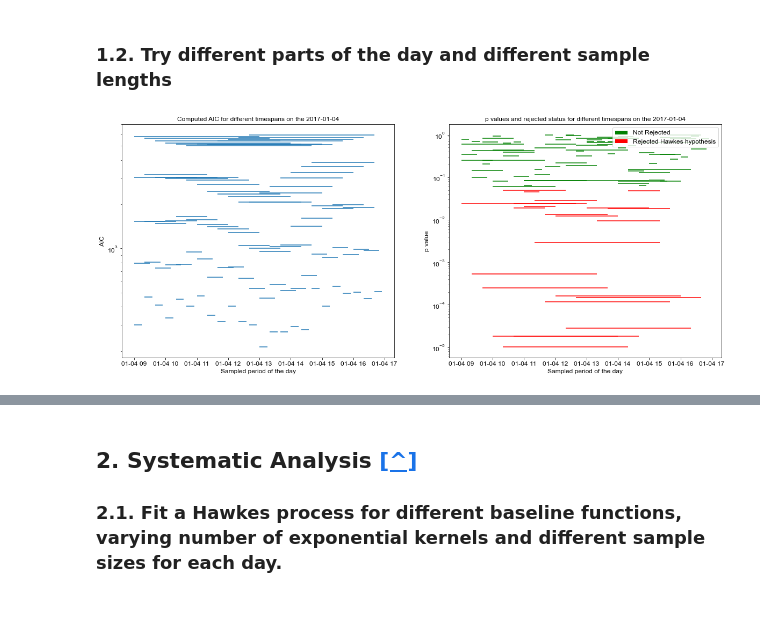
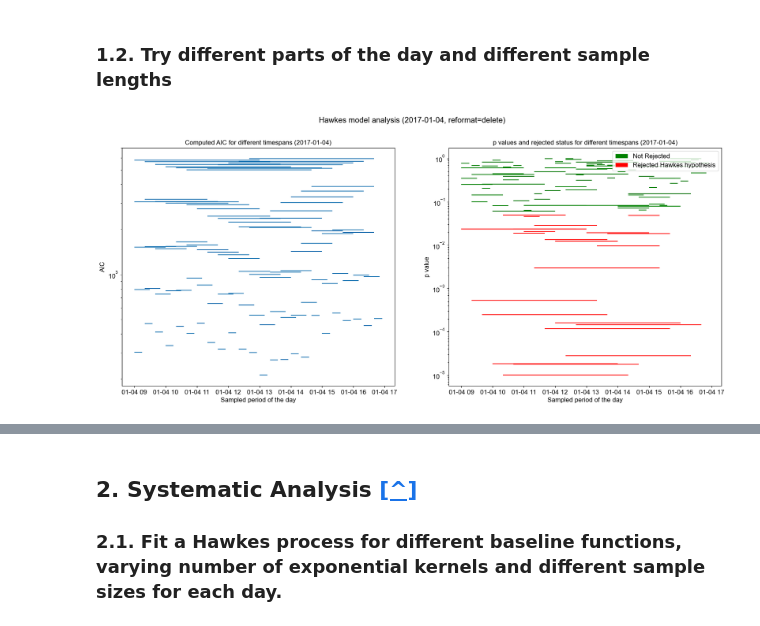
Before and after one commit to PierreArtigalaCS/DHF, a Jupyter notebook: DHF-LAB5-ARTIGALA-CHATAIGNAULT.ipynb, the cells around one changed output, grey strips where cells are left out. Drawn from its saved outputs; the diff is of its cells as text; code cells hidden in the pictures.

```diff
--- a/DHF-LAB5-ARTIGALA-CHATAIGNAULT.ipynb
+++ b/DHF-LAB5-ARTIGALA-CHATAIGNAULT.ipynb
@@ -39,6 +32,7 @@ def load_trades_day(date: datetime)->pd.DataFrame:
     return df
 
 def load_arrival_times(day: datetime)->pd.Series:
+    """Get the event times for a given day."""
     df = load_trades_day(date=day)
     # Convert the index to timestamp in seconds, starting at 0.
     df.index = df.index.values.astype(np.float64) // 10 ** 9
@@ -50,6 +44,7 @@ def load_arrival_times(day: datetime)->pd.Series:
 def reformat_arrival_times(day: datetime, reformat: str = "delete")->pd.DataFrame:
     """
     Compute arrival times and reformat them according to the input.
+    "reformat" determines how jumps are handled when mutliple events occur at the same time.
     - reformat == "delete" --> delete duplicates.
     - reformat == "interpolate" --> replace duplicates by linear interpolation between the current point and the next distinct arrival time.
     """
@@ -78,8 +73,7 @@ def uniform_KS_test(xs, itv):
     p_value = kolmogorov(np.sqrt(n)*m)
     return p_value
 
-def fit_hawkes_to_trading_day(day:datetime):
-    reformat = "interpolate"
+def fit_hawkes_to_trading_day(day: datetime, reformat: str = "interpolate"):
     # Load arrival times for a given day
     arrival_times = reformat_arrival_times(day=day, reformat=reformat)
     # Define the starting and ending time of the process
@@ -115,0 +106,8 @@ The reproduced Kolmogorov-Smironov test p-value matches the one from the functio
+# %%
+day = datetime(2017, 1, 2)
+# "reformat" determines how jumps are handled when mutliple events occur at the same time.
+reformat = "interpolate"
+
+Tx, itv = fit_hawkes_to_trading_day(day=day, reformat=reformat)
+
+print("Reproduced KS test p-value (reformat="+reformat+") :", round(uniform_KS_test(Tx, itv), 3))
@@ -202,16 +272,16 @@ def test_stats(res:pd.DataFrame):
 # %%
 day = datetime(2017, 1, 4, 9)
 lenghts_minutes = [15, 30, 60, 120, 240, 480] #range(10, 241, 20)
 starts_minutes = range(0, 481, 20)
 confidence_interval = 0.05
+reformat = "delete"
 
-res = test_hawkes_different_times_of_day(day, lenghts_minutes, starts_minutes, confidence_interval)
-
-AICs = res[["AIC"]]
-p_values = res[["p value", "Significantly Rejected"]]
-
-_, axs = plt.subplots(ncols=2, figsize=(20,8))
-_ = plot_AICs(AICs, ax=axs[0])
-_ = plot_p_values(p_values, ax=axs[1])
+res = plot_AIC_p_values(
+    day=day,
+    lenghts_minutes=lenghts_minutes,
+    starts_minutes=starts_minutes,
+    confidence_interval=confidence_interval,
+    reformat=reformat
+)
 # %% [output]
-[figure, old version]
+[figure, new version]
```
Also changed, not shown: parts of 12 cells of this notebook.
